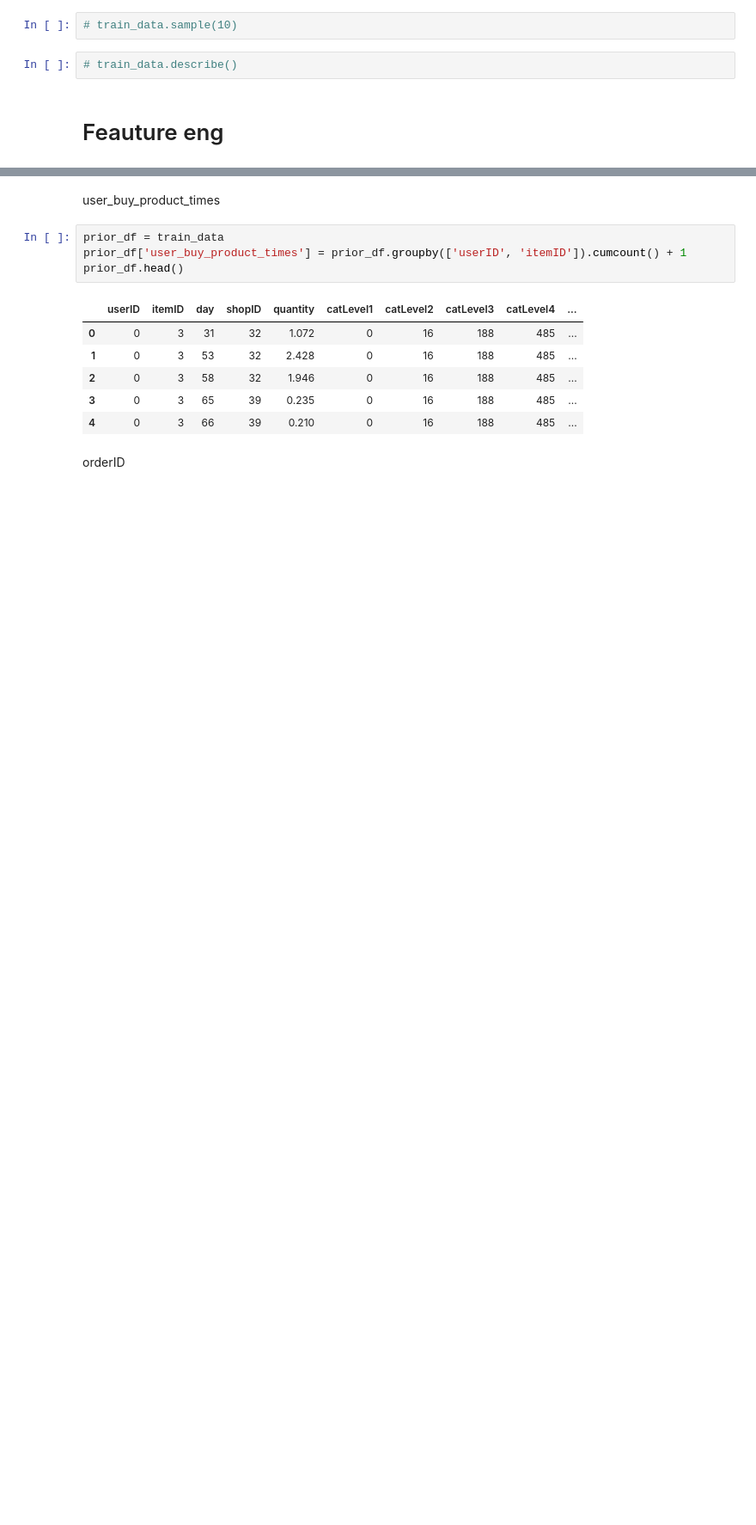
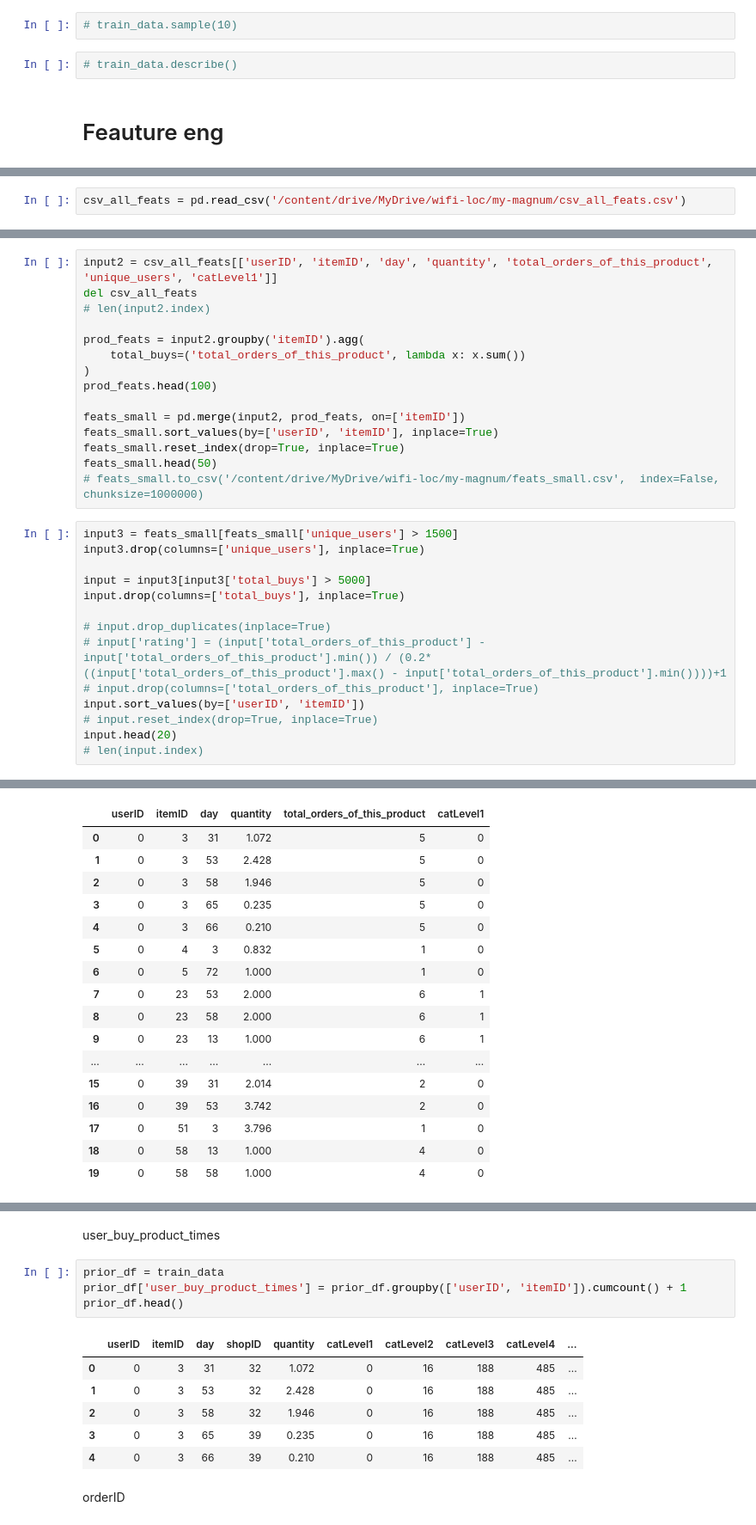
Before and after one commit to androbaza/my-kaggle-submissions, a Jupyter notebook: magnum_hack.ipynb, the cells around one changed output, grey strips where cells are left out. Shown at 86% size. Saved outputs shown, nothing was run; the diff lists cells and outputs as text; blank space fills up the shorter version.

Commit message:
sort by item popularity and number of unique users

```diff
--- a/magnum_hack.ipynb
+++ b/magnum_hack.ipynb
@@ -151,0 +143,2 @@ This is  32.5 % of the initial size
+# %%
+csv_all_feats = pd.read_csv('/content/drive/MyDrive/wifi-loc/my-magnum/csv_all_feats.csv')
@@ -151,0 +170,30 @@ This is  32.5 % of the initial size
+# %%
+input2 = csv_all_feats[['userID', 'itemID', 'day', 'quantity', 'total_orders_of_this_product', 'unique_users', 'catLevel1']]
+del csv_all_feats
+# len(input2.index)
+
+prod_feats = input2.groupby('itemID').agg(
+    total_buys=('total_orders_of_this_product', lambda x: x.sum())
+)
+prod_feats.head(100)
+
+feats_small = pd.merge(input2, prod_feats, on=['itemID'])
+feats_small.sort_values(by=['userID', 'itemID'], inplace=True)
+feats_small.reset_index(drop=True, inplace=True)
+feats_small.head(50)
+# feats_small.to_csv('/content/drive/MyDrive/wifi-loc/my-magnum/feats_small.csv',  index=False, chunksize=1000000)
+# %%
+input3 = feats_small[feats_small['unique_users'] > 1500]
+input3.drop(columns=['unique_users'], inplace=True)
+
+input = input3[input3['total_buys'] > 5000]
+input.drop(columns=['total_buys'], inplace=True)
+
+# input.drop_duplicates(inplace=True)
+# input['rating'] = (input['total_orders_of_this_product'] - input['total_orders_of_this_product'].min()) / (0.2*((input['total_orders_of_this_product'].max() - input['total_orders_of_this_product'].min())))+1
+# input.drop(columns=['total_orders_of_this_product'], inplace=True)
+input.sort_values(by=['userID', 'itemID'])
+# input.reset_index(drop=True, inplace=True)
+input.head(20)
+# len(input.index)
+# %% [output]
@@ -151,0 +208,17 @@ This is  32.5 % of the initial size
+|  | userID | itemID | day | quantity | total_orders_of_this_product | catLevel1 |
+| 0 | 0 | 3 | 31 | 1.072 | 5 | 0 |
+| 1 | 0 | 3 | 53 | 2.428 | 5 | 0 |
+| 2 | 0 | 3 | 58 | 1.946 | 5 | 0 |
+| 3 | 0 | 3 | 65 | 0.235 | 5 | 0 |
+| 4 | 0 | 3 | 66 | 0.210 | 5 | 0 |
+| 5 | 0 | 4 | 3 | 0.832 | 1 | 0 |
+| 6 | 0 | 5 | 72 | 1.000 | 1 | 0 |
+| 7 | 0 | 23 | 53 | 2.000 | 6 | 1 |
+| 8 | 0 | 23 | 58 | 2.000 | 6 | 1 |
+| 9 | 0 | 23 | 13 | 1.000 | 6 | 1 |
+| ... | ... | ... | ... | ... | ... | ... |
+| 15 | 0 | 39 | 31 | 2.014 | 2 | 0 |
+| 16 | 0 | 39 | 53 | 3.742 | 2 | 0 |
+| 17 | 0 | 51 | 3 | 3.796 | 1 | 0 |
+| 18 | 0 | 58 | 13 | 1.000 | 4 | 0 |
+| 19 | 0 | 58 | 58 | 1.000 | 4 | 0 |
```
Also changed, not shown: parts of 52 cells of this notebook.
